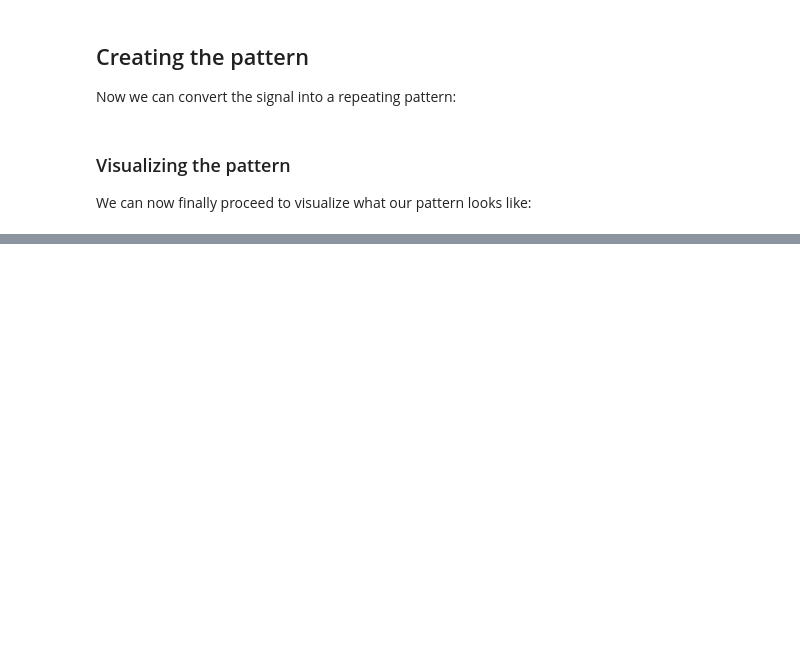
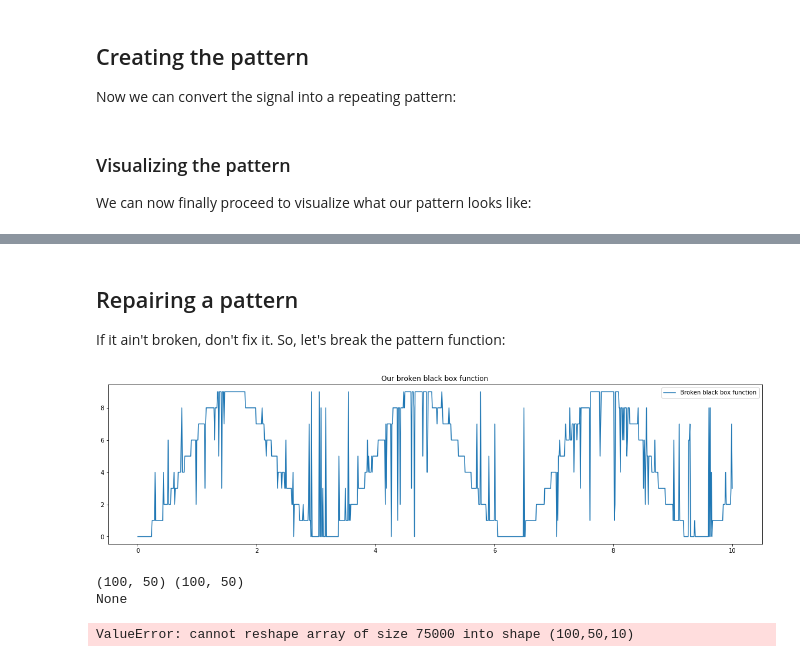
Before and after one commit to LucaCappelletti94/Master-in-Bioinformatics-and-Functional-genomics, a Jupyter notebook: CNN.ipynb, the cells around one changed output, grey strips where cells are left out. Cells and saved outputs as stored; diff of their text form; code cells hidden in the pictures; blank space fills up the shorter version.

```diff
--- a/CNN.ipynb
+++ b/CNN.ipynb
@@ -49,7 +108,7 @@ def pattern(window:int, MAX:int=10):
 # %%
-def patterns(N:int):
+def patterns(N:int, callback:Callable):
     return np.array([
-        pattern(i) for i in np.random.randint(10000, size=N)
+        pattern(i, callback) for i in np.random.randint(10000, size=N)
     ])
 # %% [markdown]
 ### Visualizing the pattern
@@ -74,0 +145,19 @@ plt.show()
+# %%
+signal_datapoints_percentage = 0.1
+noisy_datapoints_percentage = 1 - signal_datapoints_percentage
+total_datapoints = 100
+signal_datapoints = np.round(total_datapoints*signal_datapoints_percentage).astype(int)
+noisy_datapoints = np.round(total_datapoints*noisy_datapoints_percentage).astype(int)
+set_seed(42)
+encoder = OneHotEncoder(categories='auto', sparse=False)
+dataset = np.vstack([
+    np.hstack([
+        patterns(signal_datapoints, black_box),
+        np.ones((signal_datapoints, 1))
+    ]),
+    np.hstack([
+        patterns(noisy_datapoints, noise),
+        np.zeros((noisy_datapoints, 1))
+    ])
+])
+x, y = encoder.fit_transform(dataset[:,:50]).reshape(total_datapoints, 50, 10), dataset[:,50:].flatten()
@@ -74,0 +344,21 @@ plt.show()
+# %% [markdown]
+## Repairing a pattern
+If it ain't broken, don't fix it. So, let's break the pattern function:
+# %%
+def apply_noise(y:np.ndarray)->np.ndarray:
+    mask = np.random.randint(low=0, high=10, size=y.size) > 8
+    y[mask] = noise(y)[mask]
+    return y.astype(int)
+# %%
+def plot_broken_black_box():
+    plt.figure(figsize=(20, 5))
+    x = np.linspace(0,10, num=1000,endpoint=True)
+    y = apply_noise(black_box(x))
+    plt.plot(x,y, label='Broken black box function')
+
+plot_broken_black_box()
+plt.title("Our broken black box function")
+plt.legend()
+plt.show()
+# %% [output]
+[figure, added]
@@ -74,0 +384,17 @@ plt.show()
+# %%
+total_datapoints = 100
+y = patterns(total_datapoints, black_box)
+noisy = np.array([
+    apply_noise(line) for line in y
+])
+print(noisy.shape, y.shape)
+encoder.fit(y)
+print(encoder.categorical_features)
+
+x = encoder.fit_transform(y).reshape(total_datapoints, 50, 10)
+
+x_train, x_test, y_train, y_test = split_dataset((x, y), 42)
+# %% [output]
+(100, 50) (100, 50)
+None
+ValueError: cannot reshape array of size 75000 into shape (100,50,10)
```
Also changed, not shown: parts of 34 cells of this notebook, 6 other files.
